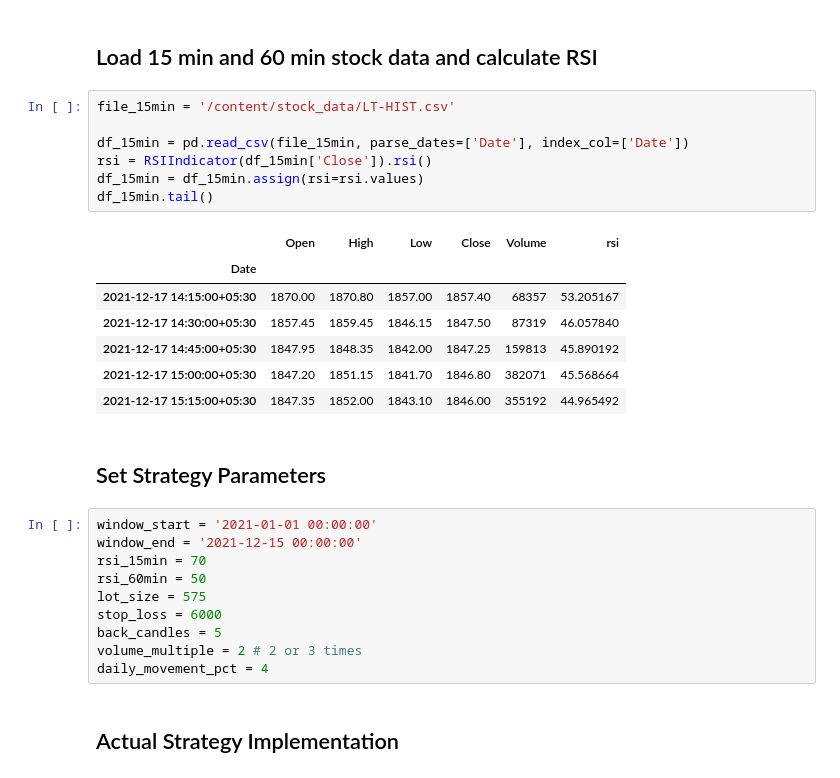
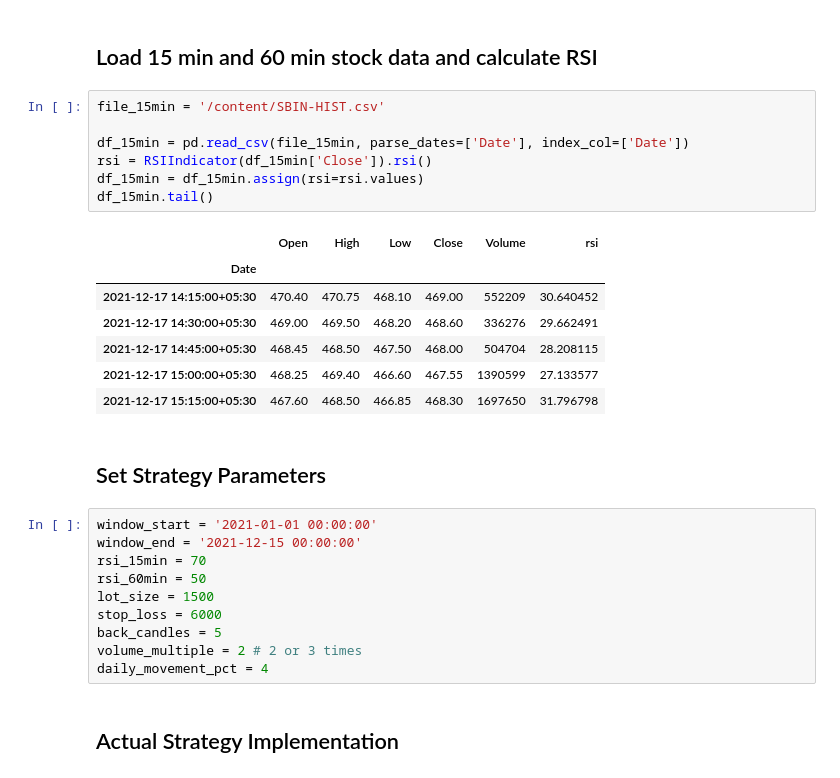
Before and after one commit to hbbtekademy/algo-trading, a Jupyter notebook: python/notebooks/strategies/rsi_strategy/RSIStrategy.ipynb, the cells around one changed output. Cells and saved outputs as stored; diff of their text form.

```diff
--- a/python/notebooks/strategies/rsi_strategy/RSIStrategy.ipynb
+++ b/python/notebooks/strategies/rsi_strategy/RSIStrategy.ipynb
@@ -90,20 +85,20 @@ def get_hourly_rsi(df_15min, index):
 # %% [markdown]
 ## Load 15 min and 60 min stock data and calculate RSI
 # %%
-file_15min = '/content/stock_data/LT-HIST.csv'
+file_15min = '/content/SBIN-HIST.csv'
 
 df_15min = pd.read_csv(file_15min, parse_dates=['Date'], index_col=['Date'])
 rsi = RSIIndicator(df_15min['Close']).rsi()
 df_15min = df_15min.assign(rsi=rsi.values)
 df_15min.tail()
 # %% [output]
 |  | Open | High | Low | Close | Volume | rsi |
 | Date |  |  |  |  |  |  |
-| 2021-12-17 14:15:00+05:30 | 1870.00 | 1870.80 | 1857.00 | 1857.40 | 68357 | 53.205167 |
-| 2021-12-17 14:30:00+05:30 | 1857.45 | 1859.45 | 1846.15 | 1847.50 | 87319 | 46.057840 |
-| 2021-12-17 14:45:00+05:30 | 1847.95 | 1848.35 | 1842.00 | 1847.25 | 159813 | 45.890192 |
-| 2021-12-17 15:00:00+05:30 | 1847.20 | 1851.15 | 1841.70 | 1846.80 | 382071 | 45.568664 |
-| 2021-12-17 15:15:00+05:30 | 1847.35 | 1852.00 | 1843.10 | 1846.00 | 355192 | 44.965492 |
+| 2021-12-17 14:15:00+05:30 | 470.40 | 470.75 | 468.10 | 469.00 | 552209 | 30.640452 |
+| 2021-12-17 14:30:00+05:30 | 469.00 | 469.50 | 468.20 | 468.60 | 336276 | 29.662491 |
+| 2021-12-17 14:45:00+05:30 | 468.45 | 468.50 | 467.50 | 468.00 | 504704 | 28.208115 |
+| 2021-12-17 15:00:00+05:30 | 468.25 | 469.40 | 466.60 | 467.55 | 1390599 | 27.133577 |
+| 2021-12-17 15:15:00+05:30 | 467.60 | 468.50 | 466.85 | 468.30 | 1697650 | 31.796798 |
 # %% [markdown]
 ## Set Strategy Parameters
 # %%
@@ -111,7 +106,7 @@ window_start = '2021-01-01 00:00:00'
 window_end = '2021-12-15 00:00:00'
 rsi_15min = 70
 rsi_60min = 50
-lot_size = 575
+lot_size = 1500
 stop_loss = 6000
 back_candles = 5
 volume_multiple = 2 # 2 or 3 times
```
Also changed, not shown: parts of 10 cells of this notebook.
